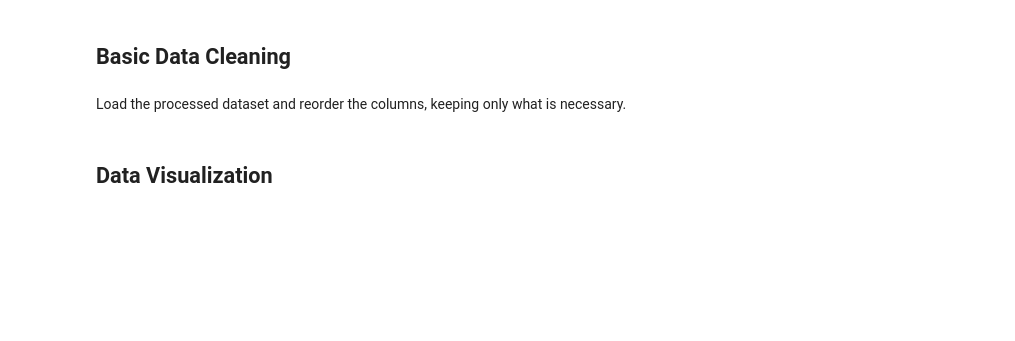
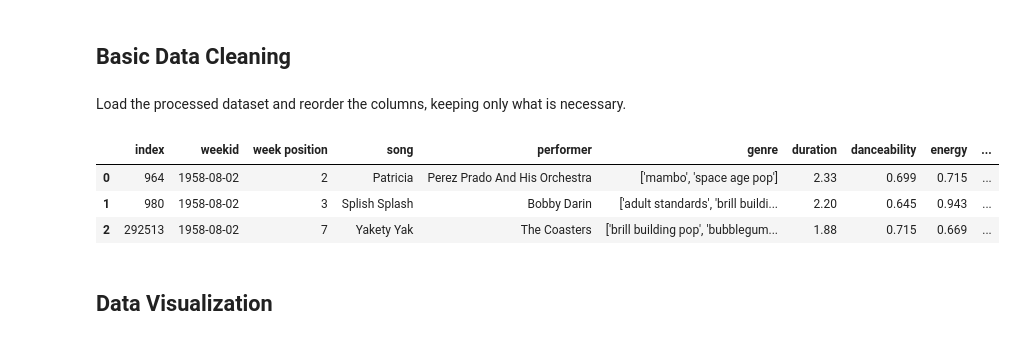
Before and after one commit to andyy-liu/billboard-audio-trends, a Jupyter notebook: notebooks/02_analysis.ipynb, the cells around one changed output. Cells and saved outputs as stored; diff of their text form; code cells hidden in the pictures; blank space fills up the shorter version.

```diff
--- a/notebooks/02_analysis.ipynb
+++ b/notebooks/02_analysis.ipynb
@@ -16,9 +16,16 @@ Load the processed dataset and reorder the columns, keeping only what is necessa
 # %%
 df = pd.read_csv(proc_path)
 
 df = df[['index', 'weekid', 'week position', 'song', 'performer', 'genre',
-         'duration', 'explicit', 'danceability', 'energy', 'key', 'loudness',
-         'mode', 'speechiness', 'acousticness', 'instrumentalness', 'liveness',
-         'valence', 'tempo', 'popularity', 'year', 'decade']]
+         'duration', 'danceability', 'energy', 'loudness',
+         'mode', 'speechiness', 'acousticness', 'instrumentalness',
+         'valence', 'tempo', 'year', 'decade']]
+
+df.head(3)
+# %% [output]
+|  | index | weekid | week position | song | performer | genre | duration | danceability | energy | ... |
+| 0 | 964 | 1958-08-02 | 2 | Patricia | Perez Prado And His Orchestra | ['mambo', 'space age pop'] | 2.33 | 0.699 | 0.715 | ... |
+| 1 | 980 | 1958-08-02 | 3 | Splish Splash | Bobby Darin | ['adult standards', 'brill buildi... | 2.20 | 0.645 | 0.943 | ... |
+| 2 | 292513 | 1958-08-02 | 7 | Yakety Yak | The Coasters | ['brill building pop', 'bubblegum... | 1.88 | 0.715 | 0.669 | ... |
 # %% [markdown]
 ## Data Visualization
```
Also changed, not shown: parts of 4 cells of this notebook, 2 other files.
